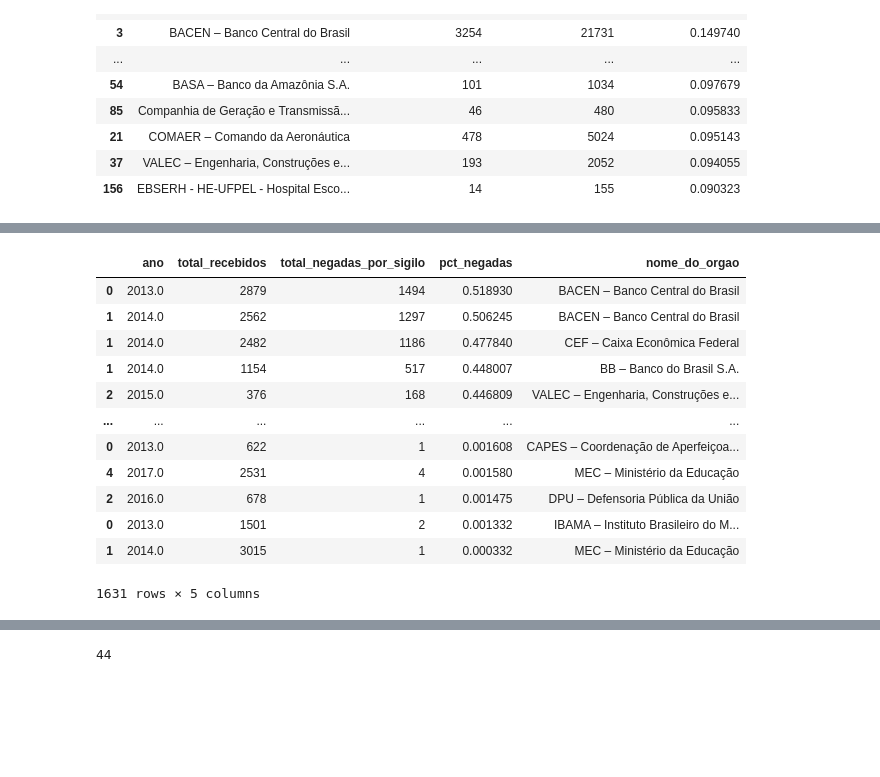
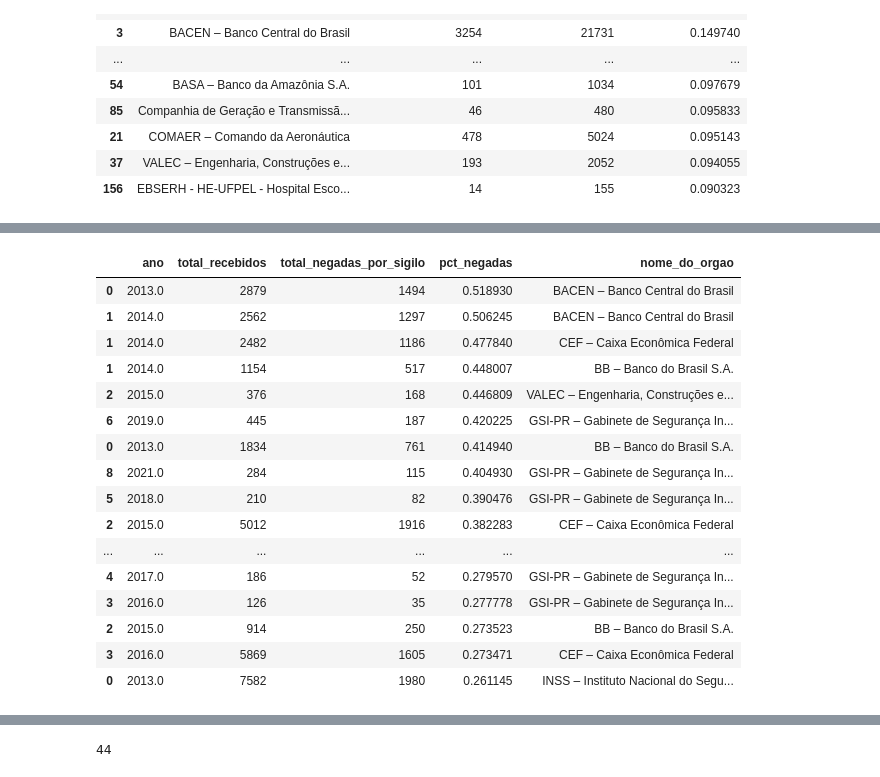
Before and after one commit to luizftoledo/analise_negativas, a Jupyter notebook: analise_negativas_lai_fiquem_sabendo_19_abril_2022.ipynb, the cells around one changed output, grey strips where cells are left out. Cells and saved outputs as stored; diff of their text form; code cells hidden in the pictures; blank space fills up the shorter version.

```diff
--- a/analise_negativas_lai_fiquem_sabendo_19_abril_2022.ipynb
+++ b/analise_negativas_lai_fiquem_sabendo_19_abril_2022.ipynb
@@ -889,5 +897,8 @@ sigilo_somente_acima_de_mil.sort_values('pct_negados_sigilo', ascending=False).h
 # %%
-list_of_bodies = []
+# para isso precisamos conseguir os dados de negativas para cada órgão, em cada ano
+# vamos dividir as negadas por algum tipo de sigilo pelo total de pedidos recebidos naquele órgão em cada um dos anos
+
+list_of_agencies = []
 for orgao in df_fed.OrgaoDestinatario.unique():
     try:
 
@@ -902,6 +913,6 @@ for orgao in df_fed.OrgaoDestinatario.unique():
         negativas_sigilo['pct_negadas'] = negativas_sigilo.ano_resposta_y / negativas_sigilo.ano_resposta_x
         negativas_sigilo['nome_do_orgao'] = orgao
         negativas_sigilo.to_csv(f"{orgao}.csv")
-        list_of_bodies.append(orgao)
+        list_of_agencies.append(orgao)
     except:
         pass
@@ -925,31 +978,46 @@ negativas_todos_os_orgaos = negativas_todos_os_orgaos.rename(columns={'index':'a
 # %%
-# somente orgaos que negaram mai de 100 pedidos
+# nao faz muito sentir olhar todas. vamos analisar somente orgaos que receberam mais de 1 mil pedidos desde 2013
 
+# remover coluna 'Unnamed'. vamos chamar essa tabela de ANALISE
 
 analise = negativas_todos_os_orgaos.drop(columns = 'Unnamed: 0')
 
 
-analise[analise.total_recebidos >= 100].sort_values('pct_negadas', ascending=False).head(50)
+# filtrar para orgaos que receberam mais de 1000 pedidos ao todo, desde 2013
+maiores = ranking_orgaos_pedidos[ranking_orgaos_pedidos.OrgaoDestinatario > 1000]
 
-analise.to_csv('analise.csv', index=False)
+# arrumar o nome das colunas
+maiores = maiores.rename(columns={'index': 'orgao', 'OrgaoDestinatario': 'total'})
 
-analise_ordenada = analise[analise.ano != 2022.0].sort_values('pct_negadas', ascending=False)
+#fazer uma lista com o nome dos maiores orgaos
+lista_maiores = []
+for orgao in maiores.orgao:
+    lista_maiores.append(orgao)
 
 
+# filtrar
+analise_sigilosos_1000_ou_mais = analise[analise.nome_do_orgao.isin(lista_maiores)].sort_values('pct_negadas', ascending=False)
 
-analise_ordenada
+analise_sigilosos_1000_ou_mais.to_csv('analise_sigilosos_1000_ou_mais.csv', index=False)
+
+# top 20
+analise_sigilosos_1000_ou_mais.head(20)
 # %% [output]
 |  | ano | total_recebidos | total_negadas_por_sigilo | pct_negadas | nome_do_orgao |
 | 0 | 2013.0 | 2879 | 1494 | 0.518930 | BACEN – Banco Central do Brasil |
 | 1 | 2014.0 | 2562 | 1297 | 0.506245 | BACEN – Banco Central do Brasil |
 | 1 | 2014.0 | 2482 | 1186 | 0.477840 | CEF – Caixa Econômica Federal |
 | 1 | 2014.0 | 1154 | 517 | 0.448007 | BB – Banco do Brasil S.A. |
 | 2 | 2015.0 | 376 | 168 | 0.446809 | VALEC – Engenharia, Construções e... |
+| 6 | 2019.0 | 445 | 187 | 0.420225 | GSI-PR – Gabinete de Segurança In... |
+| 0 | 2013.0 | 1834 | 761 | 0.414940 | BB – Banco do Brasil S.A. |
+| 8 | 2021.0 | 284 | 115 | 0.404930 | GSI-PR – Gabinete de Segurança In... |
+| 5 | 2018.0 | 210 | 82 | 0.390476 | GSI-PR – Gabinete de Segurança In... |
+| 2 | 2015.0 | 5012 | 1916 | 0.382283 | CEF – Caixa Econômica Federal |
 | ... | ... | ... | ... | ... | ... |
-| 0 | 2013.0 | 622 | 1 | 0.001608 | CAPES – Coordenação de Aperfeiçoa... |
-| 4 | 2017.0 | 2531 | 4 | 0.001580 | MEC – Ministério da Educação |
-| 2 | 2016.0 | 678 | 1 | 0.001475 | DPU – Defensoria Pública da União |
-| 0 | 2013.0 | 1501 | 2 | 0.001332 | IBAMA – Instituto Brasileiro do M... |
-| 1 | 2014.0 | 3015 | 1 | 0.000332 | MEC – Ministério da Educação |
+| 4 | 2017.0 | 186 | 52 | 0.279570 | GSI-PR – Gabinete de Segurança In... |
+| 3 | 2016.0 | 126 | 35 | 0.277778 | GSI-PR – Gabinete de Segurança In... |
+| 2 | 2015.0 | 914 | 250 | 0.273523 | BB – Banco do Brasil S.A. |
+| 3 | 2016.0 | 5869 | 1605 | 0.273471 | CEF – Caixa Econômica Federal |
+| 0 | 2013.0 | 7582 | 1980 | 0.261145 | INSS – Instituto Nacional do Segu... |
-1631 rows × 5 columns
 # %% [markdown]
```
Also changed, not shown: parts of 59 cells of this notebook, 12 other files.
